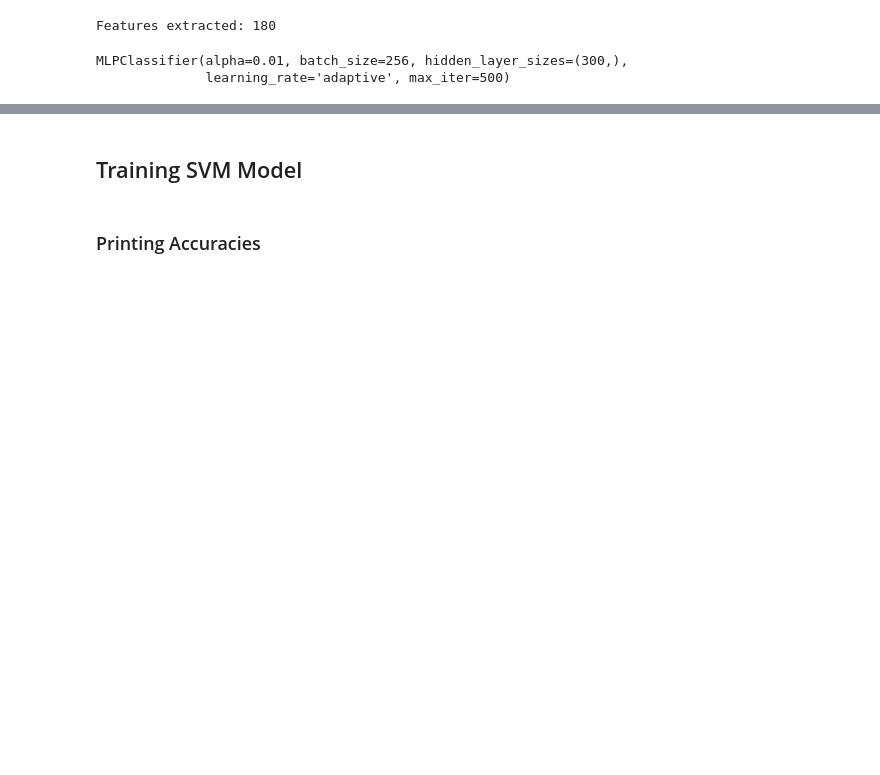
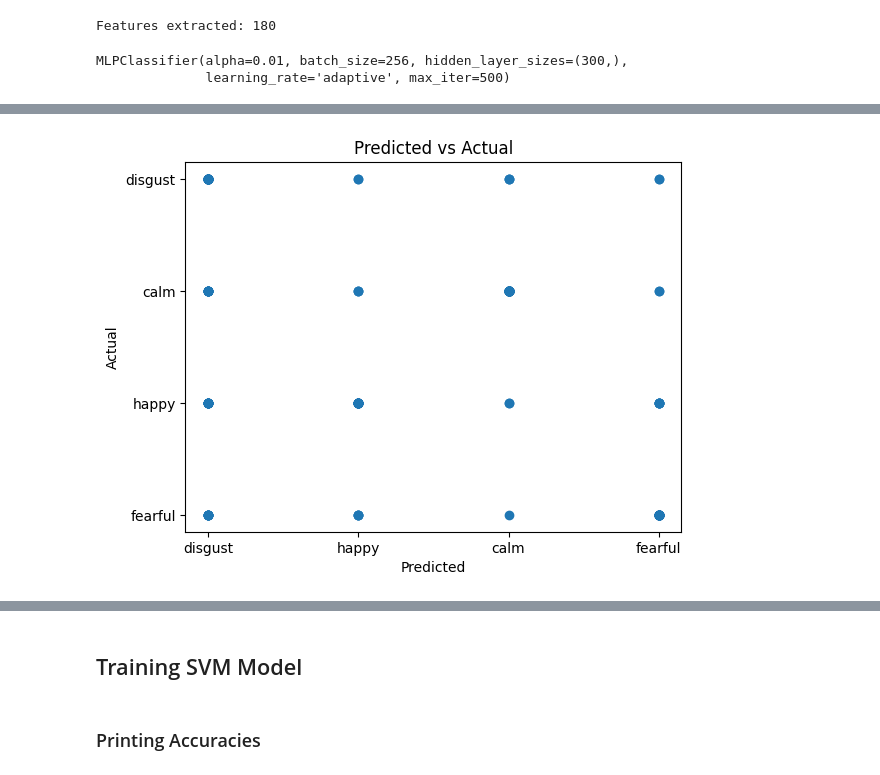
Before and after one commit to PavanProj/Team_Project, a Jupyter notebook: src/EmotionDetectionSound.ipynb, the cells around one changed output, grey strips where cells are left out. Saved outputs shown, nothing was run; the diff lists cells and outputs as text; code cells hidden in the pictures; blank space fills up the shorter version.

```diff
--- a/src/EmotionDetectionSound.ipynb
+++ b/src/EmotionDetectionSound.ipynb
@@ -159,0 +199,11 @@ array(['disgust', 'happy', 'happy', 'calm', 'happy', 'calm', 'fearful',
+# %%
+import matplotlib.pyplot as plt
+
+# plot a scatter plot of predicted vs actual values
+plt.scatter(y_pred, y_test)
+plt.title('Predicted vs Actual')
+plt.xlabel('Predicted')
+plt.ylabel('Actual')
+plt.show()
+# %% [output]
+[figure, added]
```
Also changed, not shown: parts of 23 cells of this notebook.
